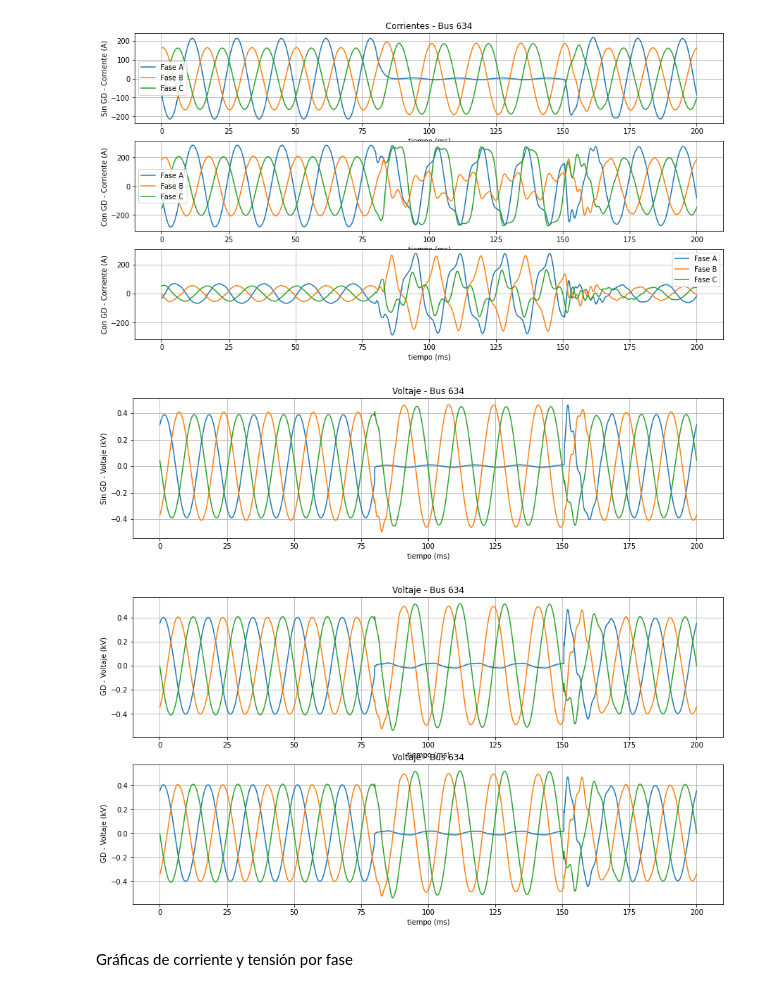
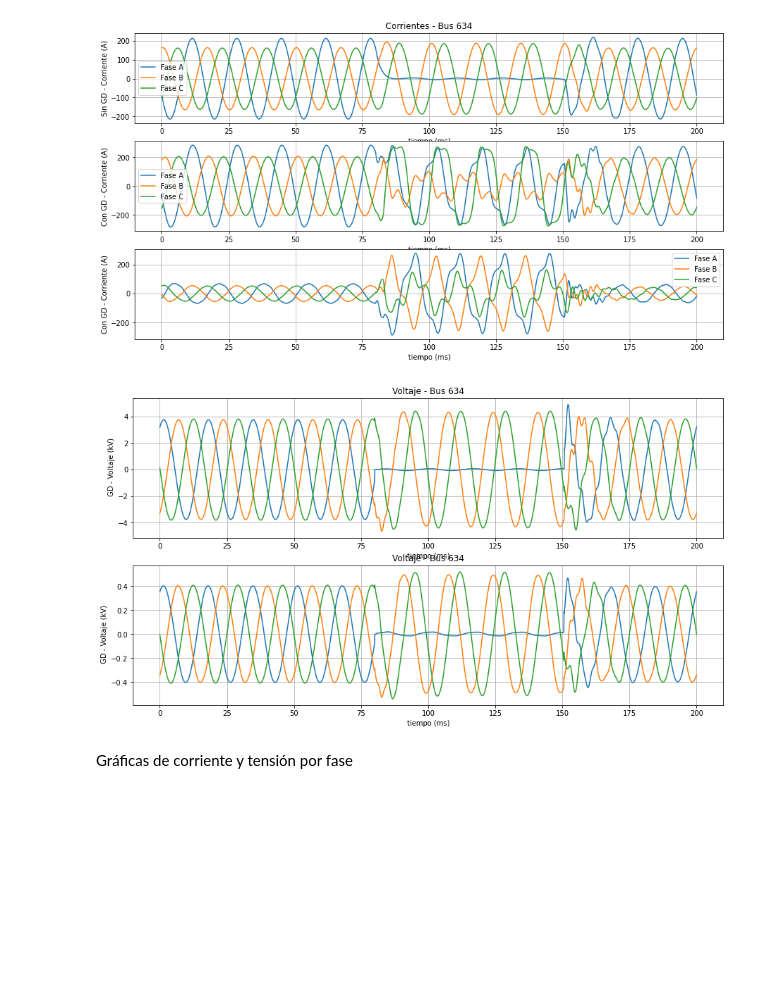
Before and after one commit to rickituri98/Fault_Classifier_CNN, a Jupyter notebook: CNN_Validation.ipynb, the cells around one changed output. Saved outputs shown, nothing was run; the diff lists cells and outputs as text; code cells hidden in the pictures; blank space fills up the shorter version.

```diff
--- a/CNN_Validation.ipynb
+++ b/CNN_Validation.ipynb
@@ -614,35 +614,23 @@ graph_bus634()
 # %%
 plt.figure(figsize=(15, 8))
 plt.subplot(2, 1, 1)
-plt.plot(xtime, values_nogd[-6]) # -1, -2, -3
-plt.plot(xtime, values_nogd[-5])
-plt.plot(xtime, values_nogd[-4])
+plt.plot(xtime, values_nogd[21]) # -1, -2, -3
+plt.plot(xtime, values_nogd[22])
+plt.plot(xtime, values_nogd[23])
 plt.xlabel('tiempo (ms)')
 plt.title('Voltaje - Bus 634')
-plt.ylabel('Sin GD - Voltaje (kV)')
+plt.ylabel(' GD - Voltaje (kV)')
 plt.grid()
+plt.subplot(2, 1, 2)
+plt.plot(xtime, values_gd[24]) # -1, -2, -3
+plt.plot(xtime, values_gd[25])
+plt.plot(xtime, values_gd[26])
+plt.xlabel('tiempo (ms)')
+plt.title('Voltaje - Bus 634')
+plt.ylabel(' GD - Voltaje (kV)')
+plt.grid()
 # %% [output]
-[figure, old version]
+[figure, new version]
-# %%
-plt.figure(figsize=(15, 8))
-plt.subplot(2, 1, 1)
-plt.plot(xtime, values_gd[6]) # -1, -2, -3
-plt.plot(xtime, values_gd[7])
-plt.plot(xtime, values_gd[8])
-plt.xlabel('tiempo (ms)')
-plt.title('Voltaje - Bus 634')
-plt.ylabel(' GD - Voltaje (kV)')
-plt.grid()
-plt.subplot(2, 1, 2)
-plt.plot(xtime, values_gd[11]) # -1, -2, -3
-plt.plot(xtime, values_gd[10])
-plt.plot(xtime, values_gd[9])
-plt.xlabel('tiempo (ms)')
-plt.title('Voltaje - Bus 634')
-plt.ylabel(' GD - Voltaje (kV)')
-plt.grid()
-# %% [output]
-[figure, removed]
 # %% [markdown]
 Gráficas de corriente y tensión por fase
 # %%
```
Also changed, not shown: parts of 2 cells of this notebook.
